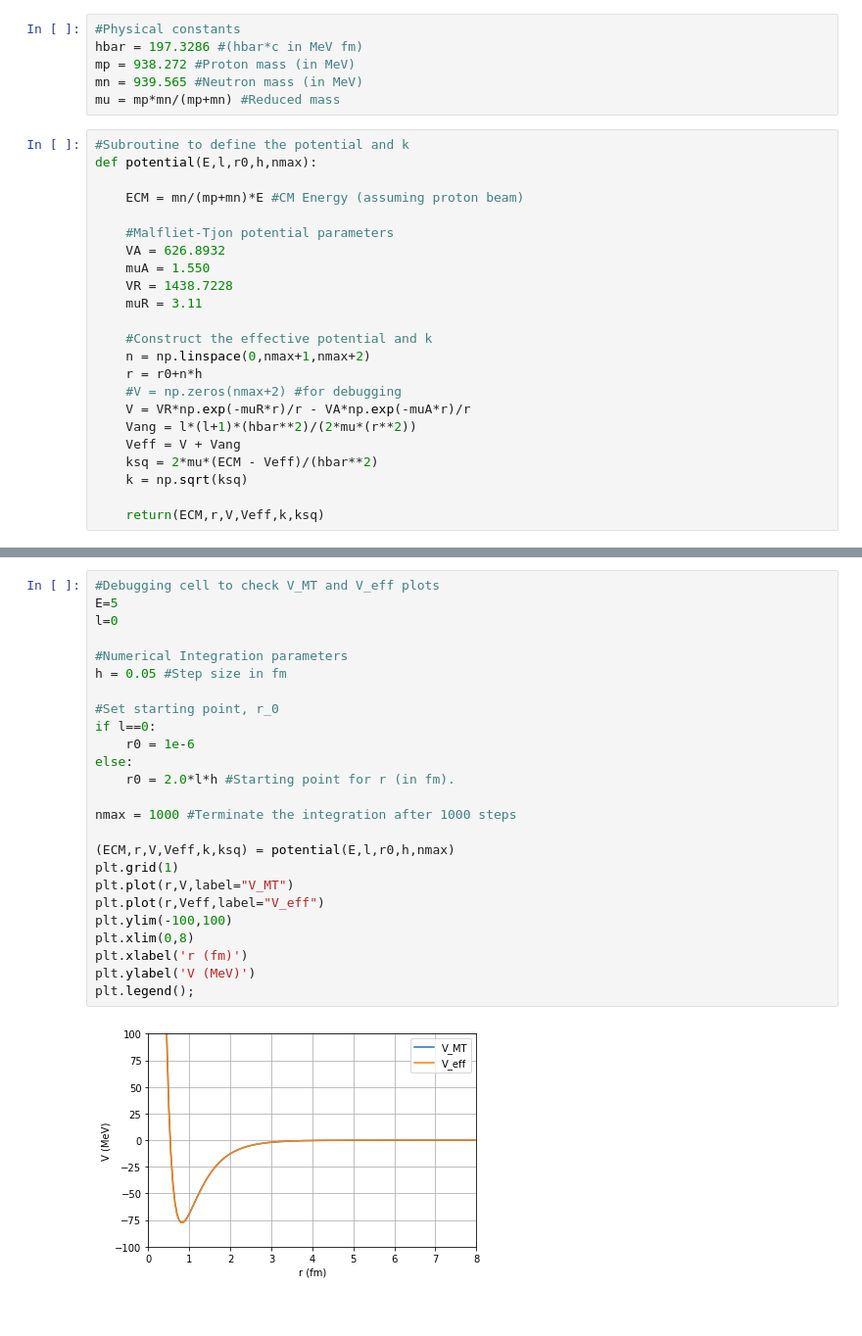
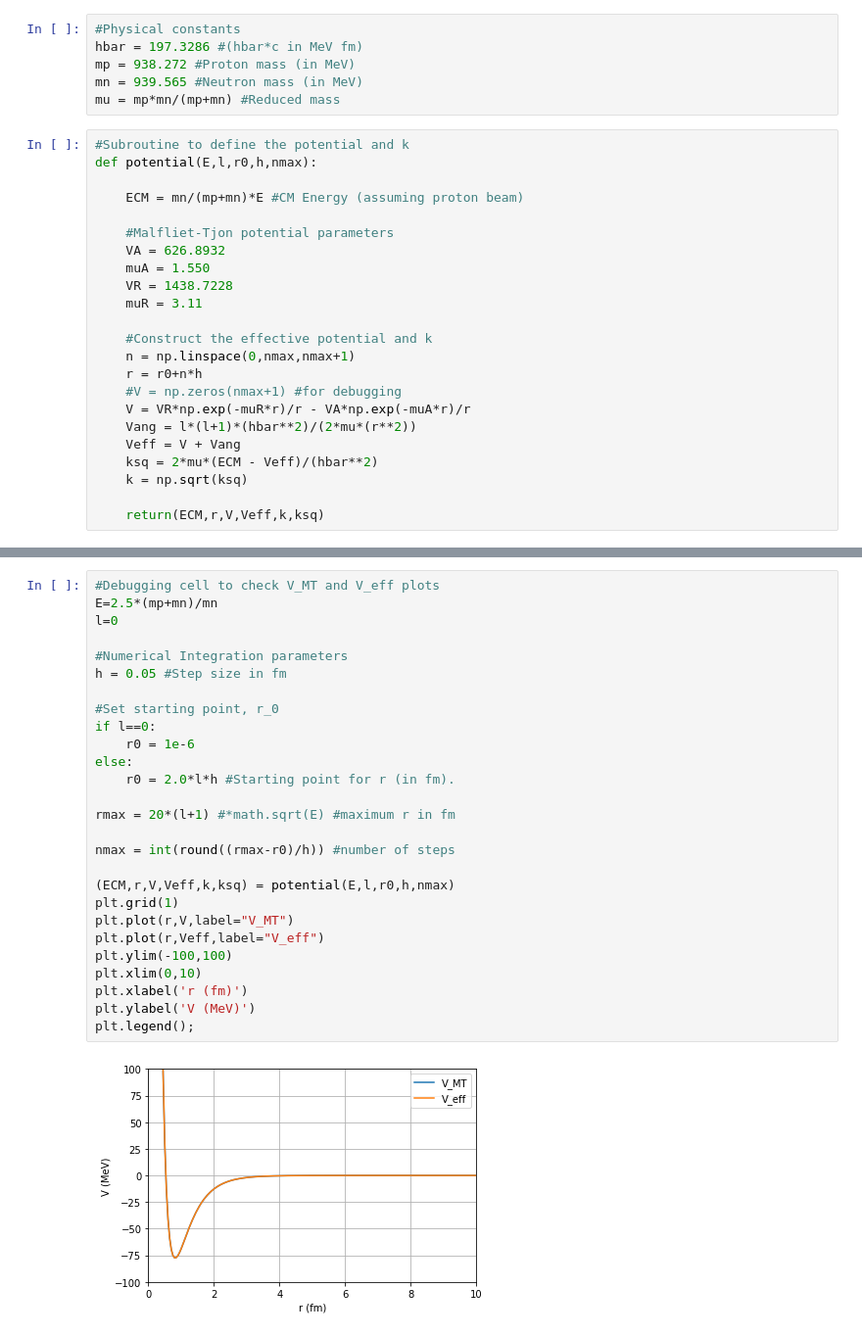
Before and after one commit to ChadUmmel/TALENT, a Jupyter notebook: HW1.ipynb, the cells around one changed output, grey strips where cells are left out. Shown: that part at 98% size. Saved outputs shown, nothing was run; the diff lists cells and outputs as text.

```diff
--- a/HW1.ipynb
+++ b/HW1.ipynb
@@ -26,9 +26,9 @@ def potential(E,l,r0,h,nmax):
     muR = 3.11
 
     #Construct the effective potential and k
-    n = np.linspace(0,nmax+1,nmax+2)
+    n = np.linspace(0,nmax,nmax+1)
     r = r0+n*h
-    #V = np.zeros(nmax+2) #for debugging
+    #V = np.zeros(nmax+1) #for debugging
     V = VR*np.exp(-muR*r)/r - VA*np.exp(-muA*r)/r
     Vang = l*(l+1)*(hbar**2)/(2*mu*(r**2))
     Veff = V + Vang
@@ -95,29 +93,31 @@ plt.legend();
 # %%
 #Debugging cell to check V_MT and V_eff plots
-E=5
+E=2.5*(mp+mn)/mn
 l=0
 
 #Numerical Integration parameters
 h = 0.05 #Step size in fm
 
 #Set starting point, r_0
 if l==0:
     r0 = 1e-6
 else:
     r0 = 2.0*l*h #Starting point for r (in fm).
 
-nmax = 1000 #Terminate the integration after 1000 steps
+rmax = 20*(l+1) #*math.sqrt(E) #maximum r in fm
+
+nmax = int(round((rmax-r0)/h)) #number of steps
 
 (ECM,r,V,Veff,k,ksq) = potential(E,l,r0,h,nmax)
 plt.grid(1)
 plt.plot(r,V,label="V_MT")
 plt.plot(r,Veff,label="V_eff")
 plt.ylim(-100,100)
-plt.xlim(0,8)
+plt.xlim(0,10)
 plt.xlabel('r (fm)')
 plt.ylabel('V (MeV)')
 plt.legend();
 # %% [output]
-[figure, old version]
+[figure, new version]
 # %%
 #Debugging cell to check plot of wavefunction against asymptotic behavior
```
Also changed, not shown: parts of 5 cells of this notebook.
